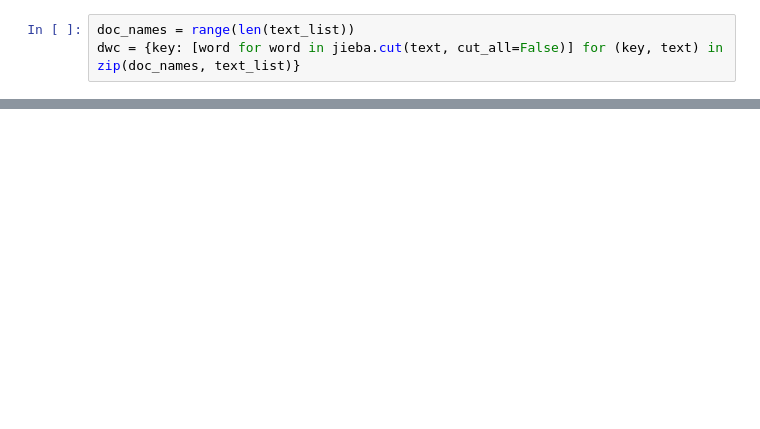
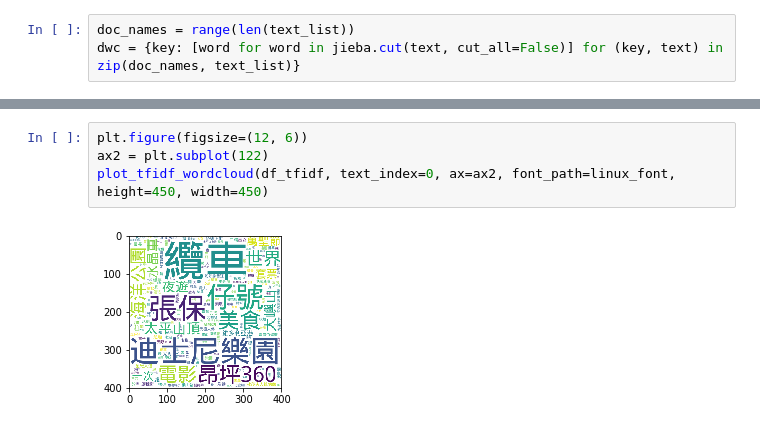
Before and after one commit to minerve33w/in_home, a Jupyter notebook: FinalProject/ tourism_analysis_01.ipynb, the cells around one changed output, grey strips where cells are left out. Drawn from its saved outputs; the diff is of its cells as text; blank space fills up the shorter version.

```diff
--- a/FinalProject/ tourism_analysis_01.ipynb
+++ b/FinalProject/ tourism_analysis_01.ipynb
@@ -119,3 +116,9 @@ plot_tfidf_wordcloud(df_tfidf, text_index=0, ax=ax2, font_path=linux_font, heigh
+# %%
+plt.figure(figsize=(12, 6))
+ax2 = plt.subplot(122)
+plot_tfidf_wordcloud(df_tfidf, text_index=0, ax=ax2, font_path=linux_font, height=450, width=450)
+# %% [output]
+[figure, added]
 # %%
 plt.figure(figsize=(20, 7))
 ax1 = plt.subplot(121)
```
Also changed, not shown: parts of 8 cells of this notebook.
